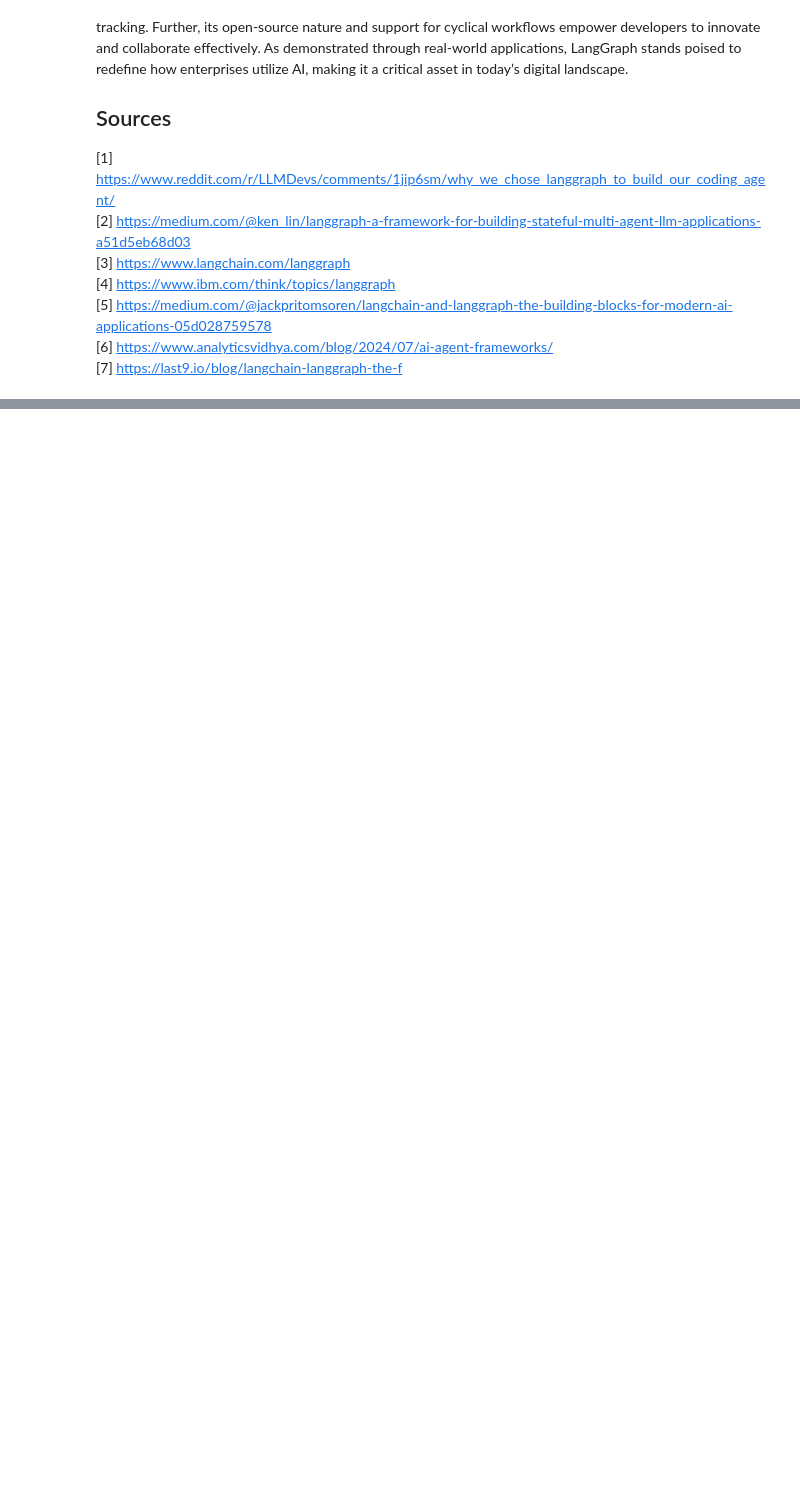
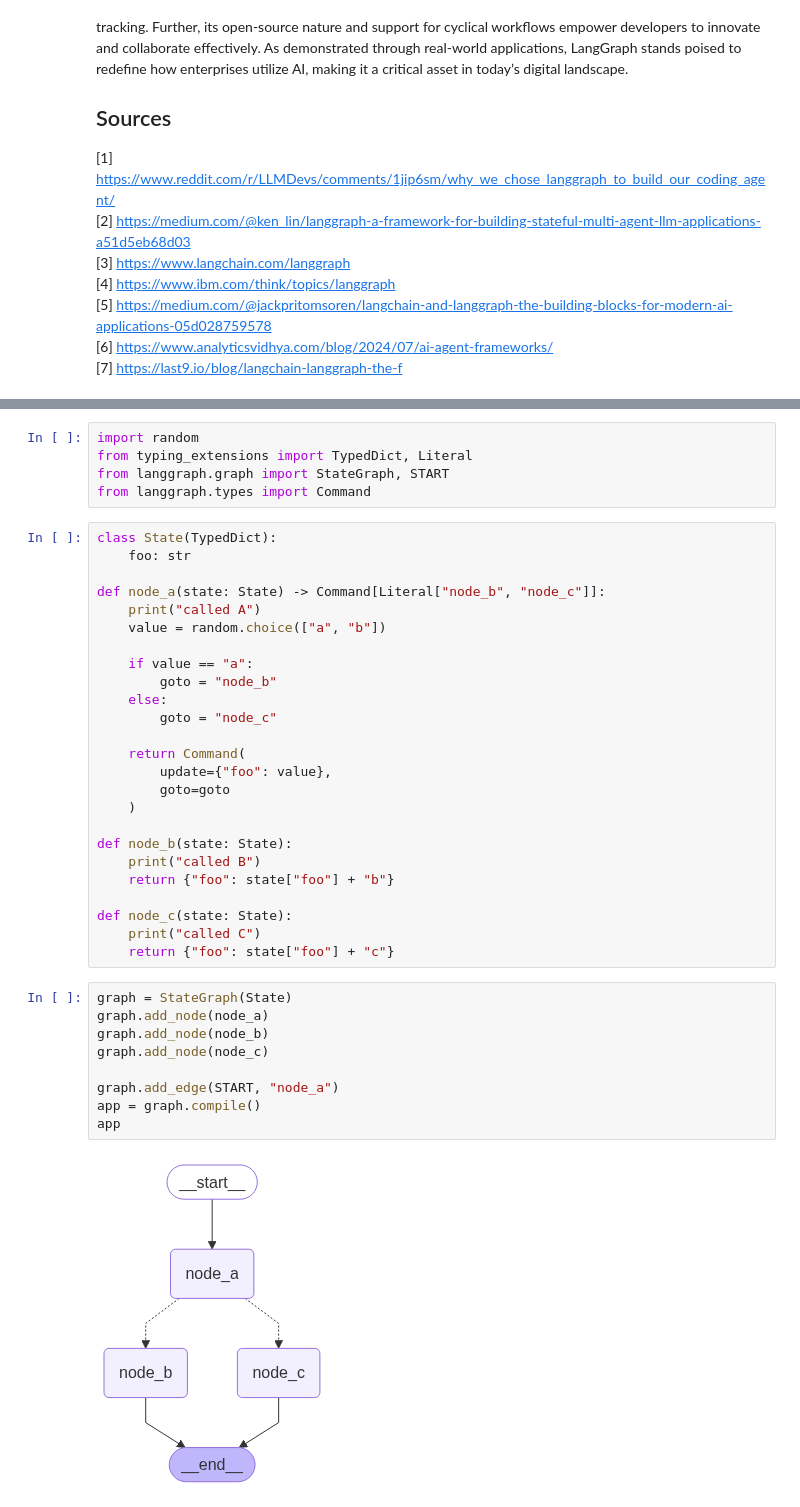
Before and after one commit to Jerryson520/deep-research-agent, a Jupyter notebook: agent.ipynb, the cells around one changed output, grey strips where cells are left out. Drawn from its saved outputs; the diff is of its cells as text; blank space fills up the shorter version.

```diff
--- a/ra.ipynb
+++ b/agent.ipynb
@@ -840,0 +894,41 @@ if " ":
+# %%
+import random
+from typing_extensions import TypedDict, Literal
+from langgraph.graph import StateGraph, START
+from langgraph.types import Command
+# %%
+class State(TypedDict):
+    foo: str
+
+def node_a(state: State) -> Command[Literal["node_b", "node_c"]]:
+    print("called A")
+    value = random.choice(["a", "b"])
+
+    if value == "a":
+        goto = "node_b"
+    else:
+        goto = "node_c"
+
+    return Command(
+        update={"foo": value},
+        goto=goto
+    )
+
+def node_b(state: State):
+    print("called B")
+    return {"foo": state["foo"] + "b"}
+
+def node_c(state: State):
+    print("called C")
+    return {"foo": state["foo"] + "c"}
+# %%
+graph = StateGraph(State)
+graph.add_node(node_a)
+graph.add_node(node_b)
+graph.add_node(node_c)
+
+graph.add_edge(START, "node_a")
+app = graph.compile()
+app
+# %% [output]
+[figure, added]
```
Also changed, not shown: parts of 9 cells of this notebook, 2 other files.
